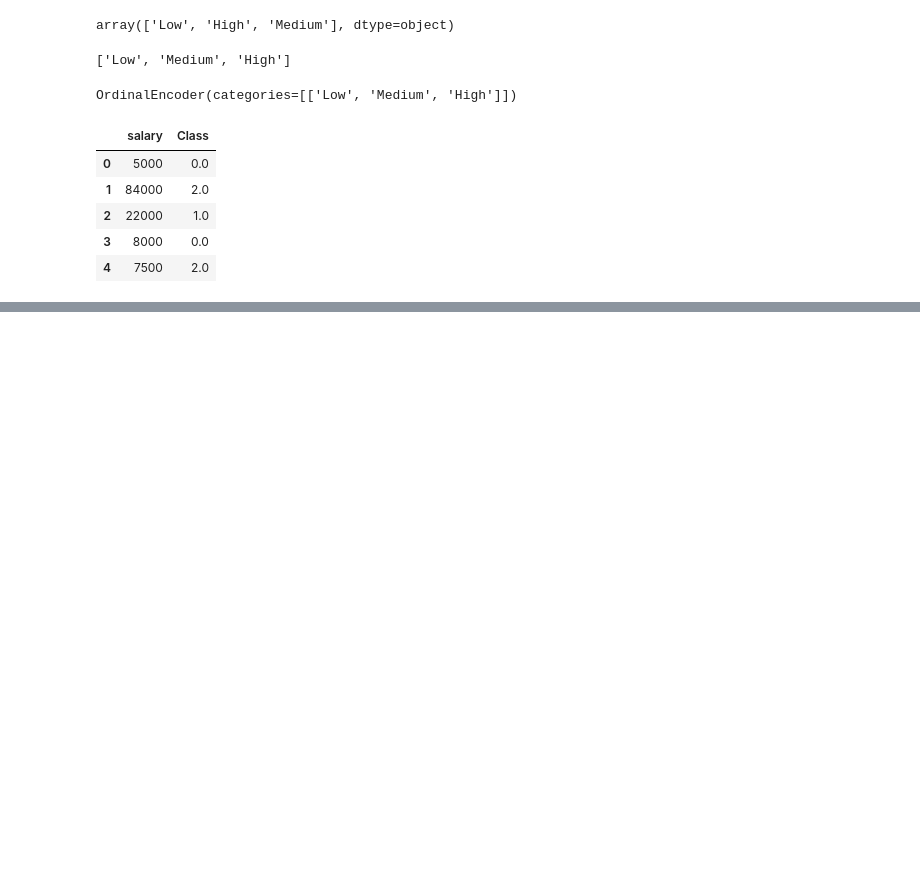
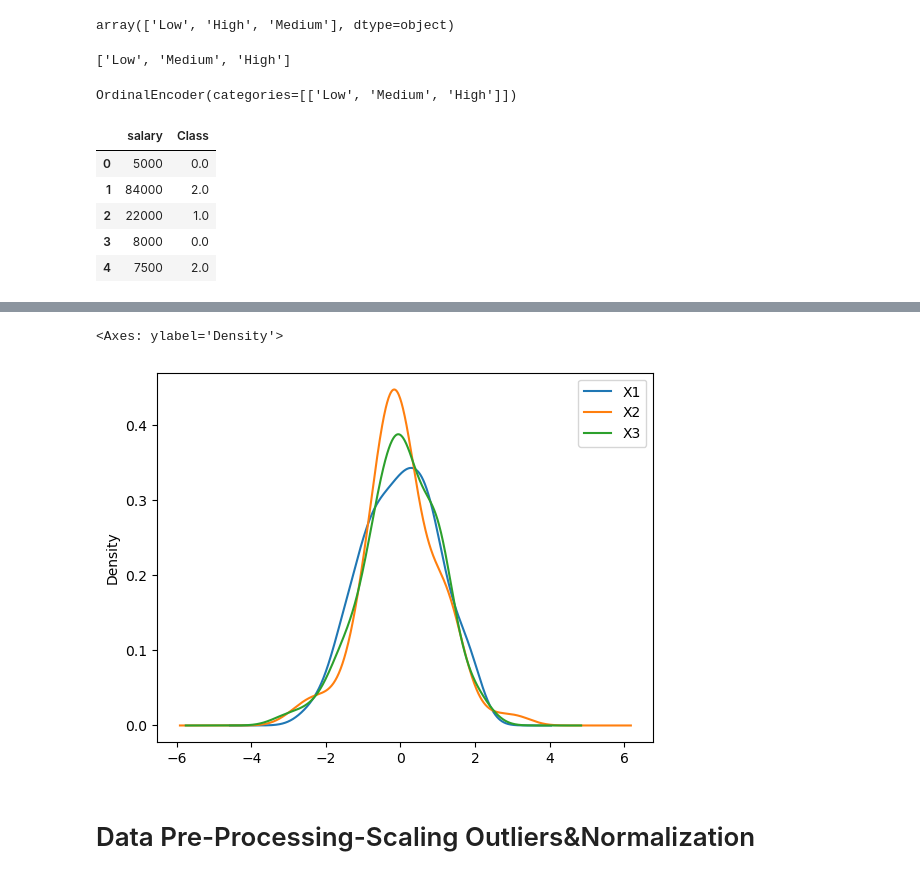
Before and after one commit to riyadhana262005/ML, a Jupyter notebook: WORKING WITH RANDOM NUMBERS.ipynb, the cells around one changed output, grey strips where cells are left out. Cells and saved outputs as stored; diff of their text form; code cells hidden in the pictures; blank space fills up the shorter version.

```diff
--- a/WORKING WITH RANDOM NUMBERS.ipynb
+++ b/WORKING WITH RANDOM NUMBERS.ipynb
@@ -220,0 +238,2 @@ stand_scaler
+# %%
+ stand_scaler=stand_Sc.fit_transform(stand_scaler)
@@ -220,0 +260,2 @@ stand_scaler
+# %%
+stand_scaler=pd.DataFrame(stand_scaler,columns=['X1','X2','X3'])
@@ -220,0 +278,7 @@ stand_scaler
+# %%
+stand_scaler.plot.kde()
+# %% [output]
+<Axes: ylabel='Density'>
+[figure, added]
+# %% [markdown]
+# Data Pre-Processing-Scaling Outliers&Normalization
```
Also changed, not shown: parts of 26 cells of this notebook.
